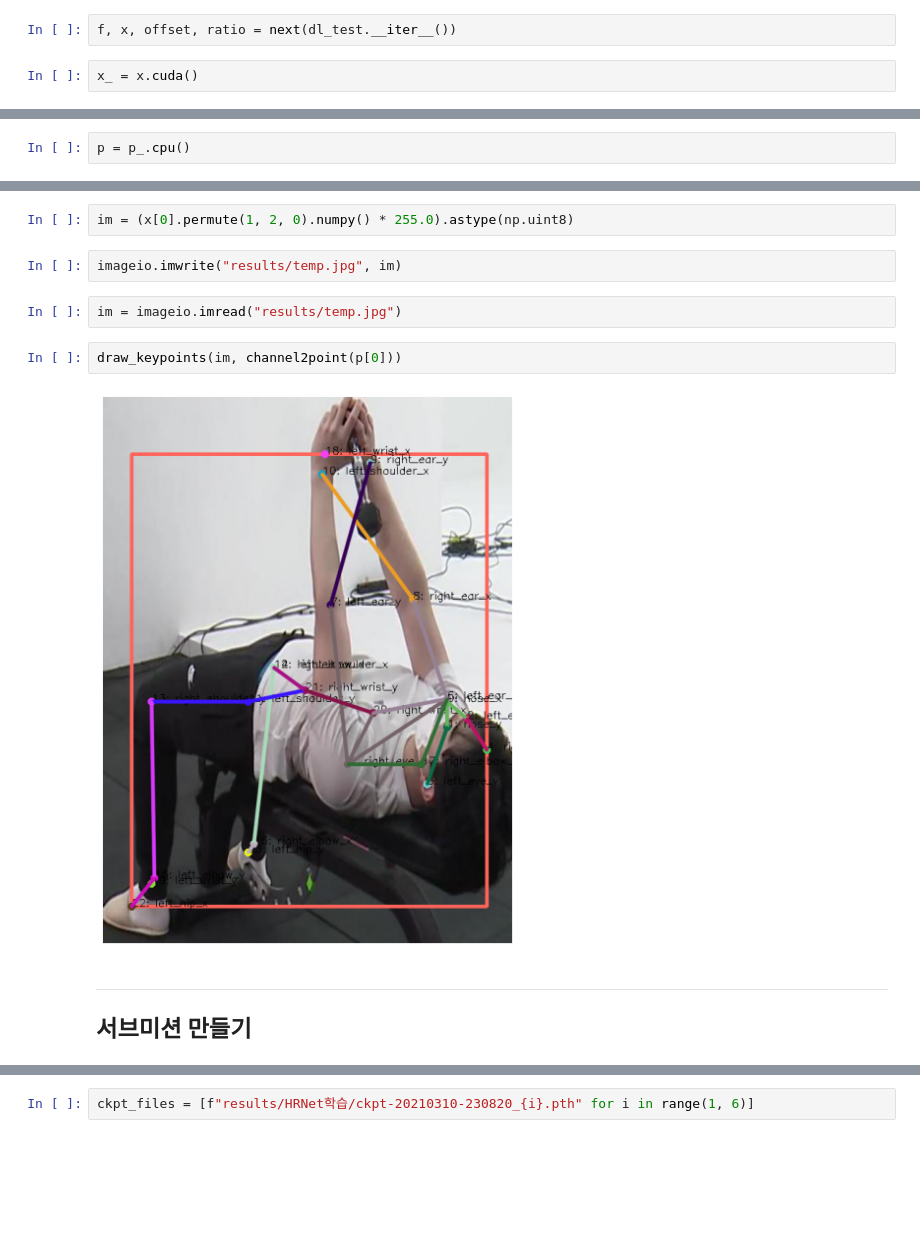
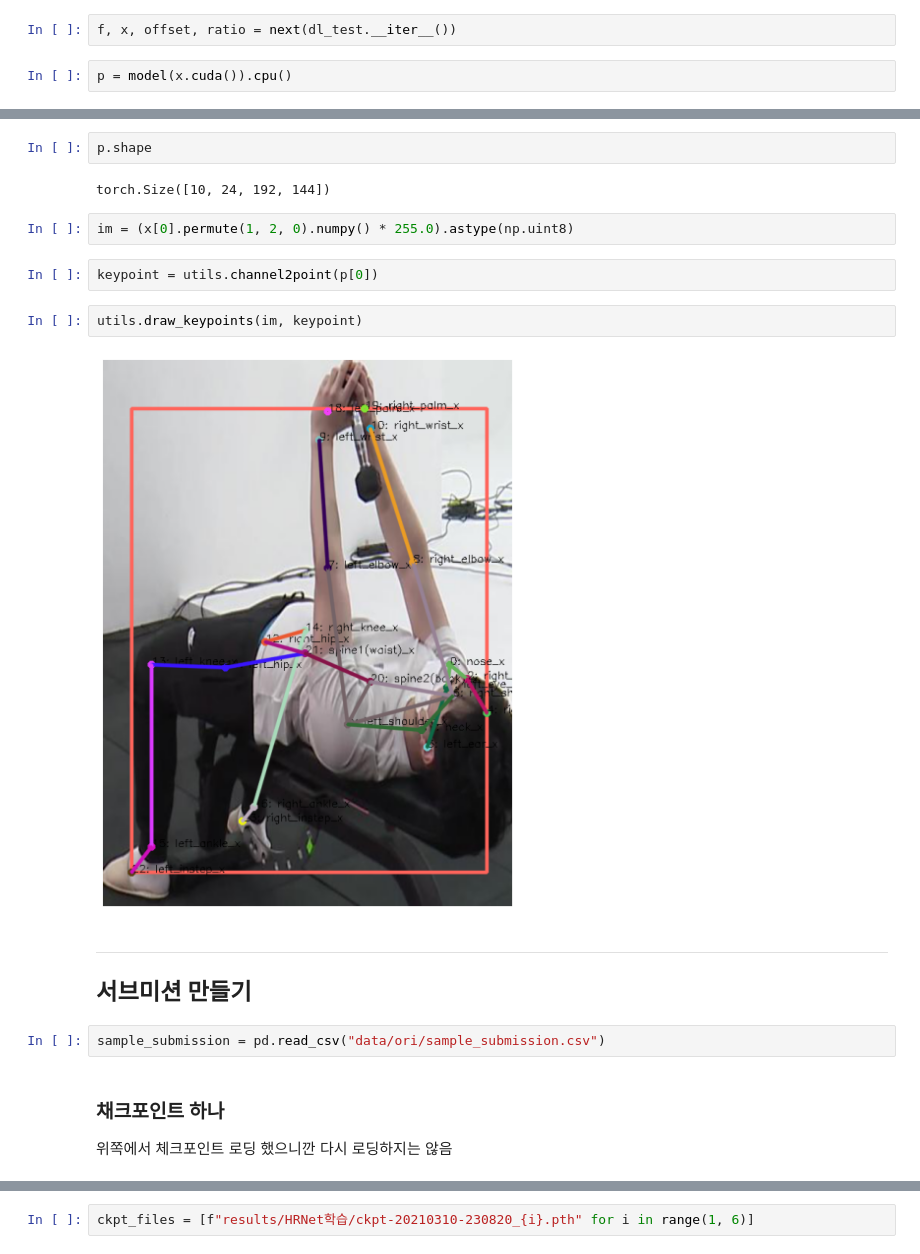
Before and after one commit to Kitsunetic/motion-keypoint, a Jupyter notebook: HRNet 학습.ipynb, the cells around one changed output, grey strips where cells are left out. Saved outputs shown, nothing was run; the diff lists cells and outputs as text; blank space fills up the shorter version.

```diff
--- a/HRNet 학습.ipynb
+++ b/HRNet 학습.ipynb
@@ -442,4 +461,4 @@ dl_test = DataLoader(ds_test, **dl_kwargs, shuffle=False)
 # %%
 f, x, offset, ratio = next(dl_test.__iter__())
 # %%
-x_ = x.cuda()
+p = model(x.cuda()).cpu()
@@ -448,2 +464,0 @@ p_ = model(x_)
-# %%
-p = p_.cpu()
@@ -452,14 +465,22 @@ keypoint = channel2point(p[0])
+# %%
+p.shape
+# %% [output]
+torch.Size([10, 24, 192, 144])
 # %%
 im = (x[0].permute(1, 2, 0).numpy() * 255.0).astype(np.uint8)
-# %%
-imageio.imwrite("results/temp.jpg", im)
-# %%
-im = imageio.imread("results/temp.jpg")
 # %%
-draw_keypoints(im, channel2point(p[0]))
+keypoint = utils.channel2point(p[0])
-# %% [output]
-[figure, removed]
+# %%
+utils.draw_keypoints(im, keypoint)
+# %% [output]
+[figure, added]
 # %% [markdown]
 ---
 
 ## 서브미션 만들기
+# %%
+sample_submission = pd.read_csv("data/ori/sample_submission.csv")
+# %% [markdown]
+### 채크포인트 하나
+
+위쪽에서 체크포인트 로딩 했으니깐 다시 로딩하지는 않음
```
Also changed, not shown: parts of 31 cells of this notebook.
